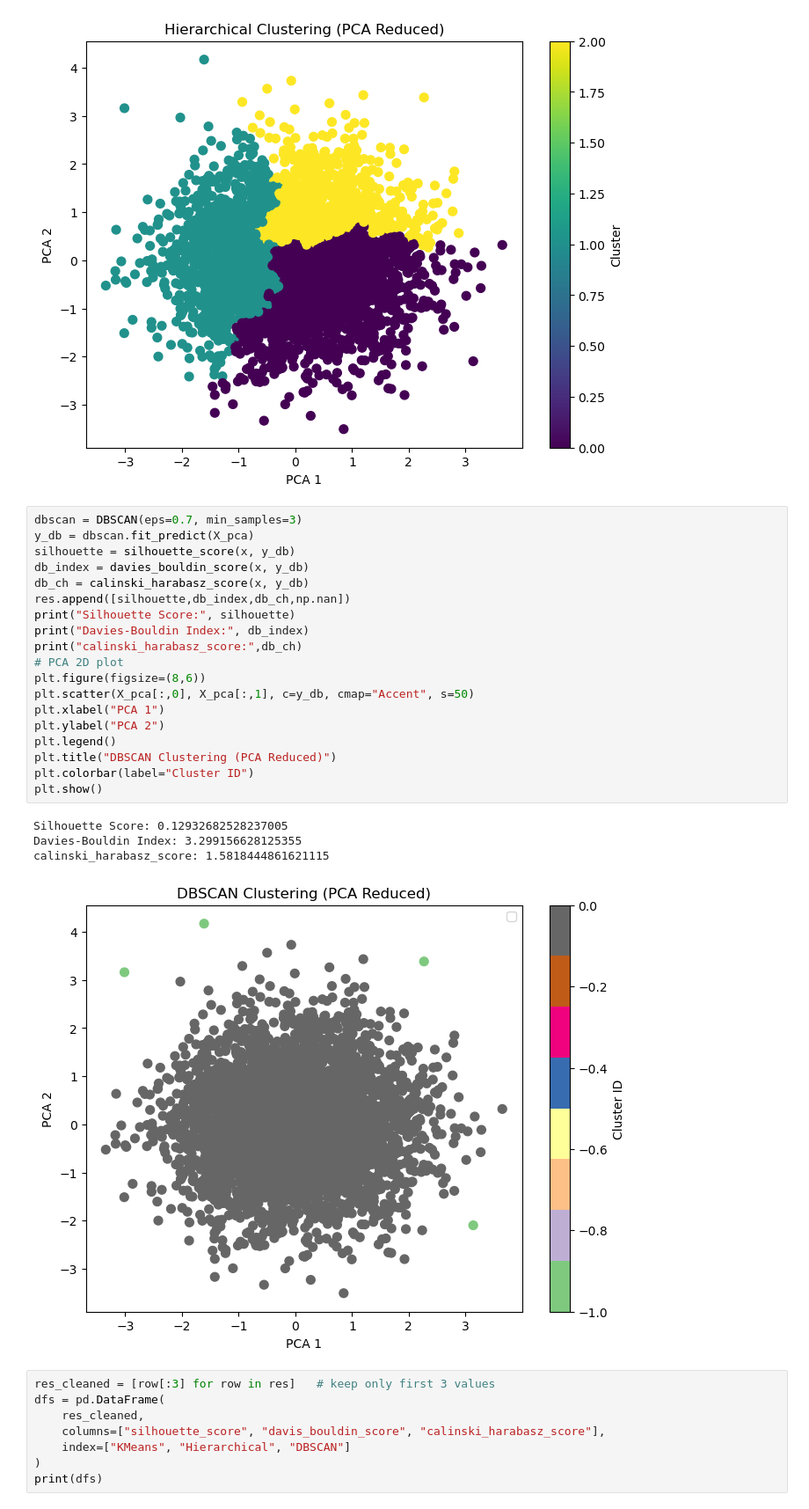
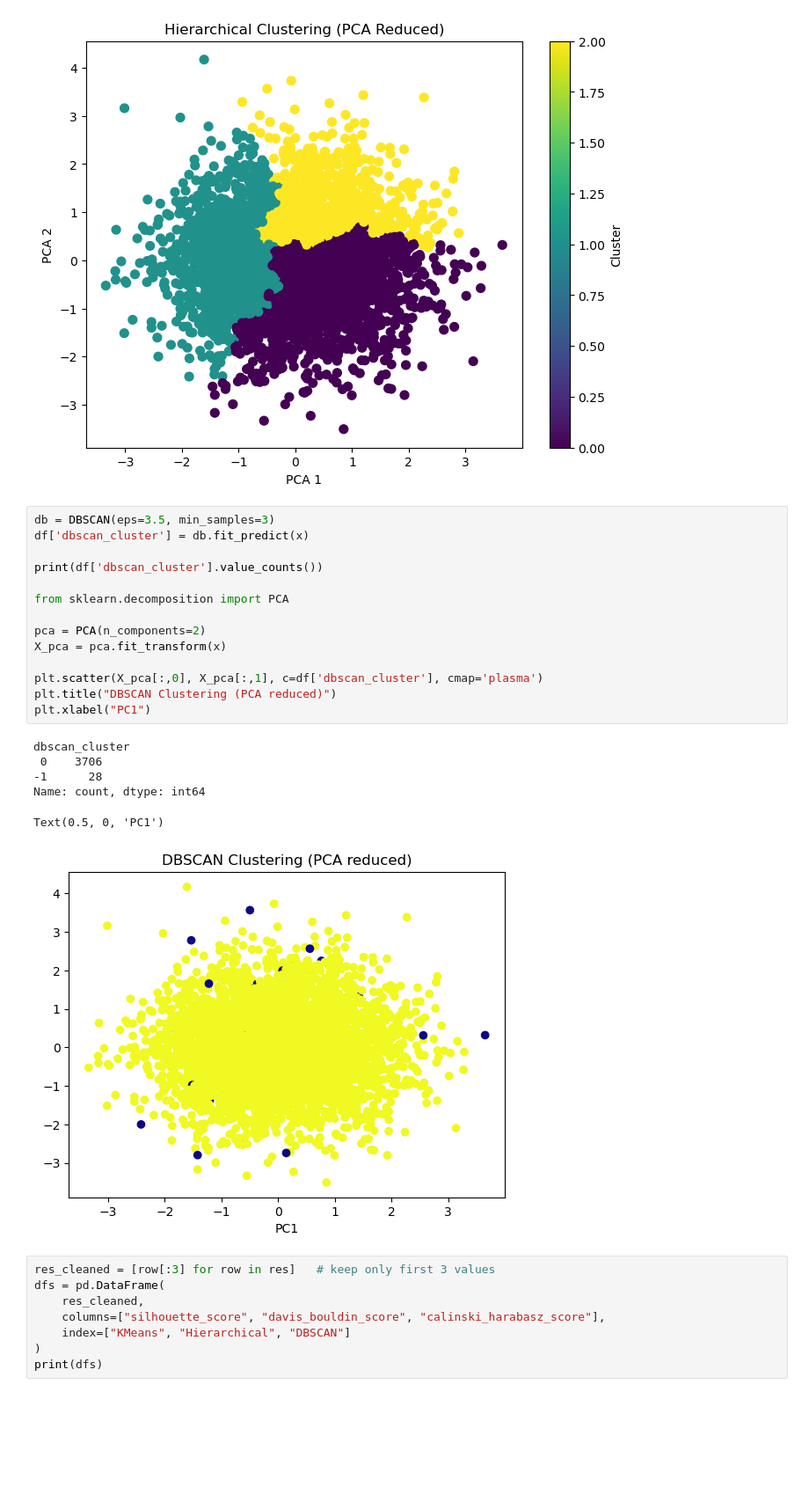
Before and after one commit to sakthigowshick/Patient-clustering, a Jupyter notebook: code.ipynb, the cells around one changed output. Shown at 88% size. Saved outputs shown, nothing was run; the diff lists cells and outputs as text; blank space fills up the shorter version.

```diff
--- a/code.ipynb
+++ b/code.ipynb
@@ -188,29 +195,26 @@ Davies-Bouldin Index: 4.18816559708882
 calinski_harabasz_score: 140.65619013693396
 [figure]
 # %%
-dbscan = DBSCAN(eps=0.7, min_samples=3)
-y_db = dbscan.fit_predict(X_pca)
-silhouette = silhouette_score(x, y_db)
-db_index = davies_bouldin_score(x, y_db)
-db_ch = calinski_harabasz_score(x, y_db)
-res.append([silhouette,db_index,db_ch,np.nan])
-print("Silhouette Score:", silhouette)
-print("Davies-Bouldin Index:", db_index)
-print("calinski_harabasz_score:",db_ch)
-# PCA 2D plot
-plt.figure(figsize=(8,6))
-plt.scatter(X_pca[:,0], X_pca[:,1], c=y_db, cmap="Accent", s=50)
-plt.xlabel("PCA 1")
-plt.ylabel("PCA 2")
-plt.legend()
-plt.title("DBSCAN Clustering (PCA Reduced)")
-plt.colorbar(label="Cluster ID")
-plt.show()
+db = DBSCAN(eps=3.5, min_samples=3)
+df['dbscan_cluster'] = db.fit_predict(x)
+
+print(df['dbscan_cluster'].value_counts())
+
+from sklearn.decomposition import PCA
+
+pca = PCA(n_components=2)
+X_pca = pca.fit_transform(x)
+
+plt.scatter(X_pca[:,0], X_pca[:,1], c=df['dbscan_cluster'], cmap='plasma')
+plt.title("DBSCAN Clustering (PCA reduced)")
+plt.xlabel("PC1")
 # %% [output]
-Silhouette Score: 0.12932682528237005
-Davies-Bouldin Index: 3.299156628125355
-calinski_harabasz_score: 1.5818444861621115
+dbscan_cluster
+ 0    3706
+-1      28
+Name: count, dtype: int64
+Text(0.5, 0, 'PC1')
-[figure, old version]
+[figure, new version]
 # %%
 res_cleaned = [row[:3] for row in res]   # keep only first 3 values
 dfs = pd.DataFrame(
```
Also changed, not shown: parts of 3 cells of this notebook, 2 other files.
